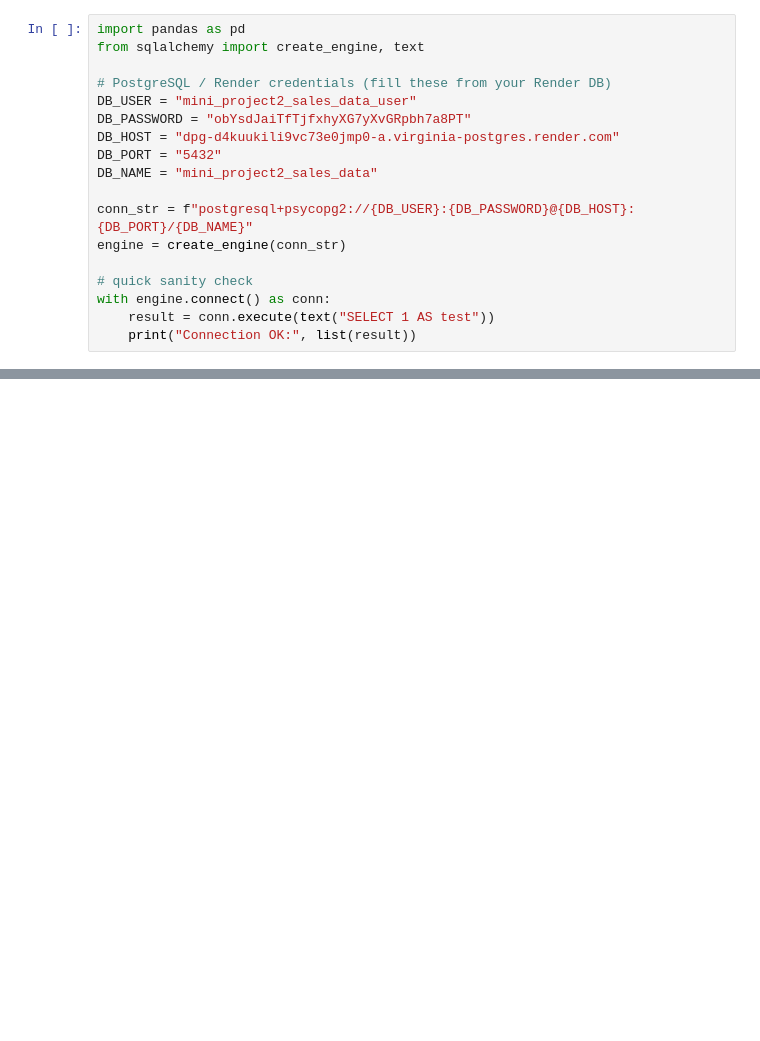
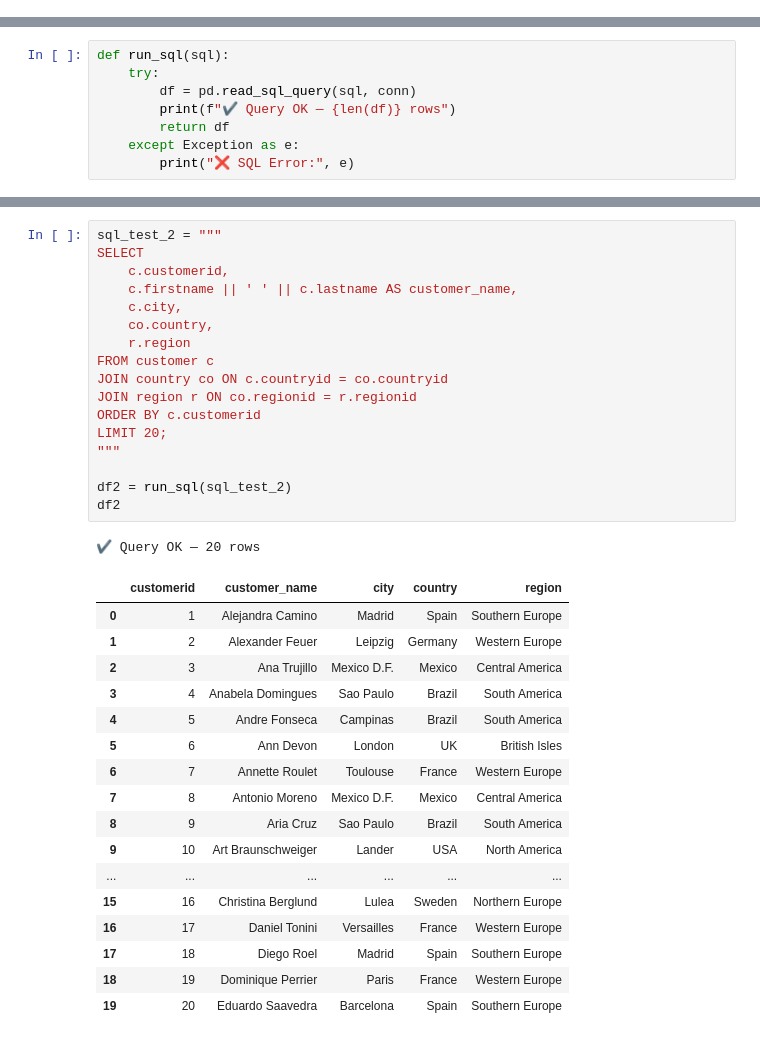
Before and after one commit to teja4848/sales_ai_app, a Jupyter notebook: miniproject2.ipynb, the cells around one changed output, grey strips where cells are left out. Saved outputs shown, nothing was run; the diff lists cells and outputs as text; blank space fills up the shorter version.

```diff
--- a/miniproject2.ipynb
+++ b/miniproject2.ipynb
@@ -19,18 +0,0 @@ We only **query** the database here, not rebuild it.
-# %%
-import pandas as pd
-from sqlalchemy import create_engine, text
-
-# PostgreSQL / Render credentials (fill these from your Render DB)
-DB_USER = "mini_project2_sales_data_user"
-DB_PASSWORD = "obYsdJaiTfTjfxhyXG7yXvGRpbh7a8PT"
-DB_HOST = "dpg-d4kuukili9vc73e0jmp0-a.virginia-postgres.render.com"
-DB_PORT = "5432"
-DB_NAME = "mini_project2_sales_data"
-
-conn_str = f"postgresql+psycopg2://{DB_USER}:{DB_PASSWORD}@{DB_HOST}:{DB_PORT}/{DB_NAME}"
-engine = create_engine(conn_str)
-
-# quick sanity check
-with engine.connect() as conn:
-    result = conn.execute(text("SELECT 1 AS test"))
-    print("Connection OK:", list(result))
@@ -387,0 +29,8 @@ df11
+# %%
+def run_sql(sql):
+    try:
+        df = pd.read_sql_query(sql, conn)
+        print(f"✔ Query OK — {len(df)} rows")
+        return df
+    except Exception as e:
+        print("❌ SQL Error:", e)
@@ -387,0 +71,36 @@ df11
+# %%
+sql_test_2 = """
+SELECT
+    c.customerid,
+    c.firstname || ' ' || c.lastname AS customer_name,
+    c.city,
+    co.country,
+    r.region
+FROM customer c
+JOIN country co ON c.countryid = co.countryid
+JOIN region r ON co.regionid = r.regionid
+ORDER BY c.customerid
+LIMIT 20;
+"""
+
+df2 = run_sql(sql_test_2)
+df2
+# %% [output]
+✔ Query OK — 20 rows
+|  | customerid | customer_name | city | country | region |
+| 0 | 1 | Alejandra Camino | Madrid | Spain | Southern Europe |
+| 1 | 2 | Alexander Feuer | Leipzig | Germany | Western Europe |
+| 2 | 3 | Ana Trujillo | Mexico D.F. | Mexico | Central America |
+| 3 | 4 | Anabela Domingues | Sao Paulo | Brazil | South America |
+| 4 | 5 | Andre Fonseca | Campinas | Brazil | South America |
+| 5 | 6 | Ann Devon | London | UK | British Isles |
+| 6 | 7 | Annette Roulet | Toulouse | France | Western Europe |
+| 7 | 8 | Antonio Moreno | Mexico D.F. | Mexico | Central America |
+| 8 | 9 | Aria Cruz | Sao Paulo | Brazil | South America |
+| 9 | 10 | Art Braunschweiger | Lander | USA | North America |
+| ... | ... | ... | ... | ... | ... |
+| 15 | 16 | Christina Berglund | Lulea | Sweden | Northern Europe |
+| 16 | 17 | Daniel Tonini | Versailles | France | Western Europe |
+| 17 | 18 | Diego Roel | Madrid | Spain | Southern Europe |
+| 18 | 19 | Dominique Perrier | Paris | France | Western Europe |
+| 19 | 20 | Eduardo Saavedra | Barcelona | Spain | Southern Europe |
```
Also changed, not shown: parts of 15 cells of this notebook.
